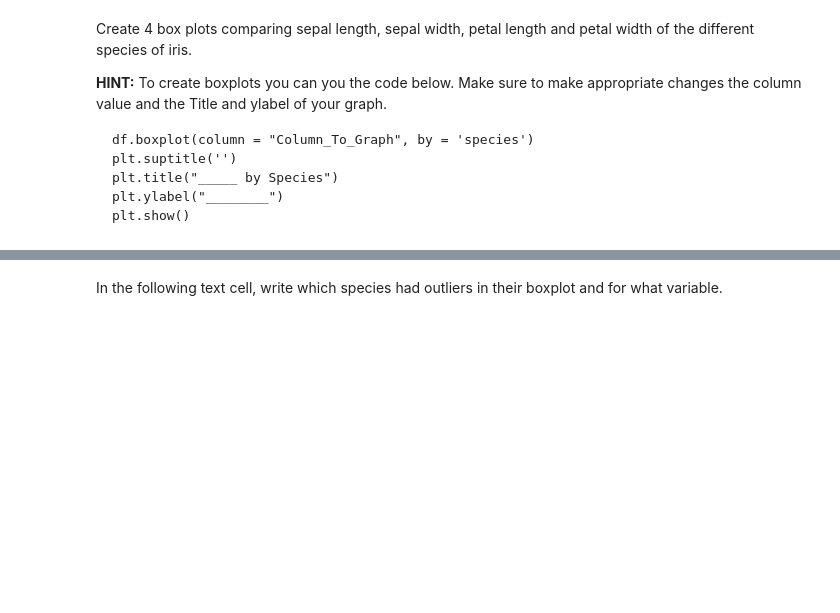
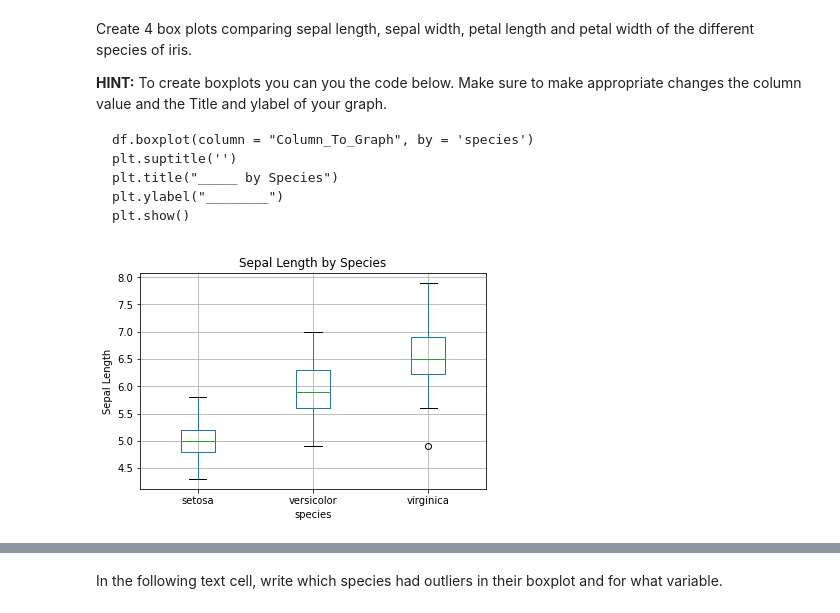
Before and after one commit to fd-journey/journey, a Jupyter notebook: Workshop_Intro_to_Numpy_Pandas_Fred.ipynb, the cells around one changed output, grey strips where cells are left out. Drawn from its saved outputs; the diff is of its cells as text; code cells hidden in the pictures; blank space fills up the shorter version.

````diff
--- a/Workshop_Intro_to_Numpy_Pandas_Fred.ipynb
+++ b/Workshop_Intro_to_Numpy_Pandas_Fred.ipynb
@@ -153,3 +153,11 @@ plt.title("_____ by Species")
 plt.ylabel("________")
 plt.show()
 ```
+# %%
+df.boxplot(column = "sepal_length", by = 'species')
+plt.suptitle('')
+plt.title("Sepal Length by Species")
+plt.ylabel("Sepal Length")
+plt.show()
+# %% [output]
+[figure, added]
````
Also changed, not shown: parts of 17 cells of this notebook.
